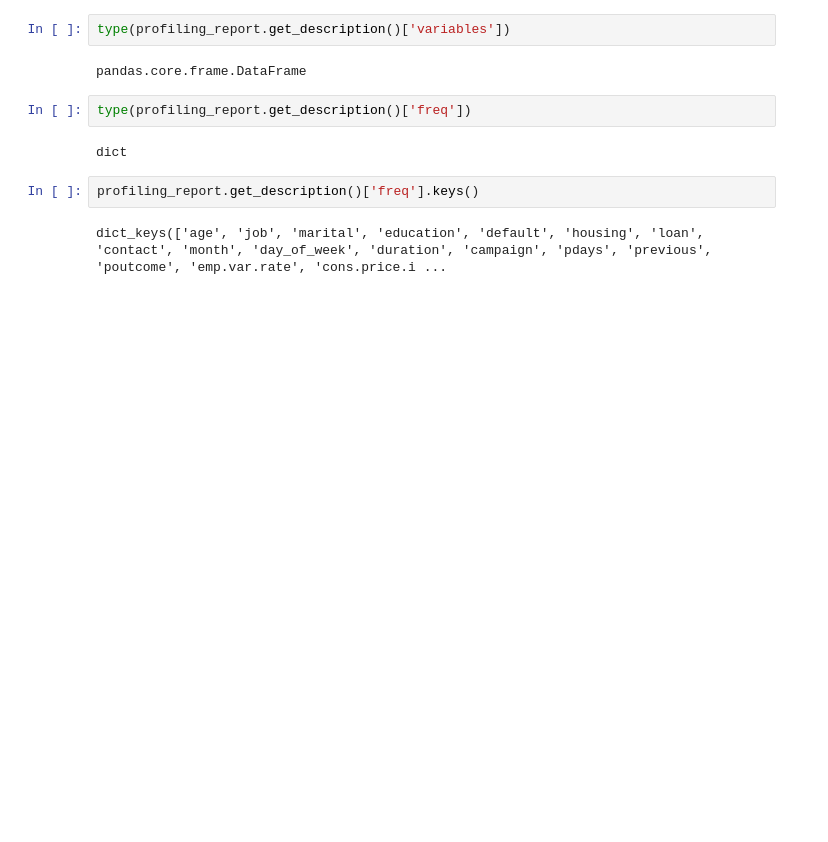
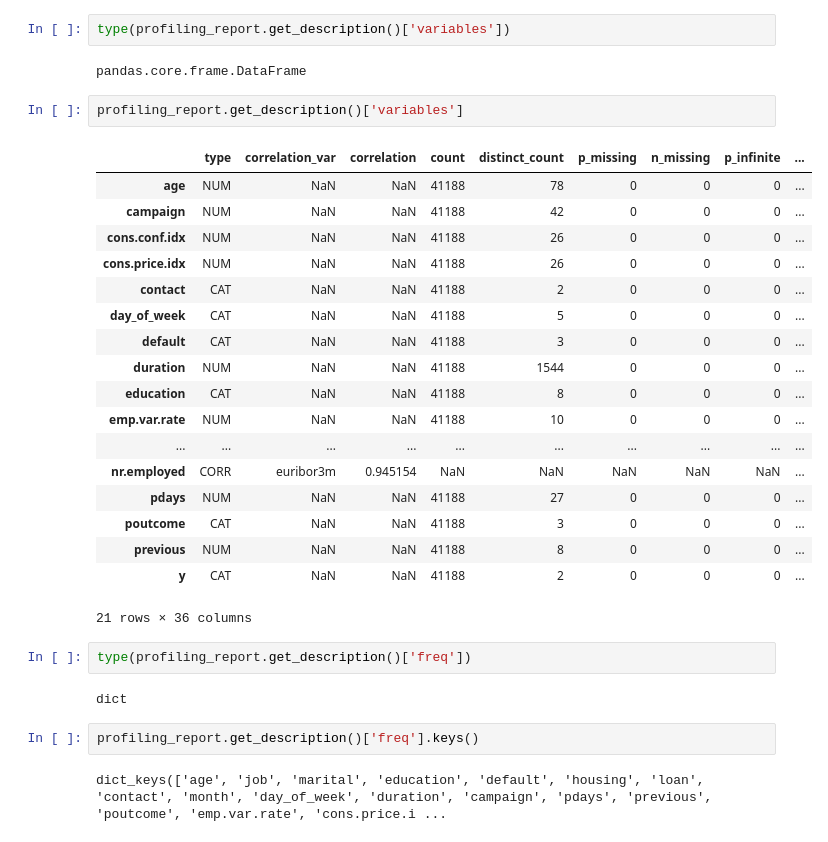
Before and after one commit to IooHooI/DATA_PREPARATION, a Jupyter notebook: notebooks/EDA.ipynb, the cells around one changed output. Cells and saved outputs as stored; diff of their text form; blank space fills up the shorter version.

```diff
--- a/notebooks/EDA.ipynb
+++ b/notebooks/EDA.ipynb
@@ -303,6 +323,27 @@ dict_keys(['n', 'nvar', 'total_missing', 'n_duplicates', 'memsize', 'recordsize'
 type(profiling_report.get_description()['variables'])
 # %% [output]
 pandas.core.frame.DataFrame
+# %%
+profiling_report.get_description()['variables']
+# %% [output]
+|  | type | correlation_var | correlation | count | distinct_count | p_missing | n_missing | p_infinite | ... |
+| age | NUM | NaN | NaN | 41188 | 78 | 0 | 0 | 0 | ... |
+| campaign | NUM | NaN | NaN | 41188 | 42 | 0 | 0 | 0 | ... |
+| cons.conf.idx | NUM | NaN | NaN | 41188 | 26 | 0 | 0 | 0 | ... |
+| cons.price.idx | NUM | NaN | NaN | 41188 | 26 | 0 | 0 | 0 | ... |
+| contact | CAT | NaN | NaN | 41188 | 2 | 0 | 0 | 0 | ... |
+| day_of_week | CAT | NaN | NaN | 41188 | 5 | 0 | 0 | 0 | ... |
+| default | CAT | NaN | NaN | 41188 | 3 | 0 | 0 | 0 | ... |
+| duration | NUM | NaN | NaN | 41188 | 1544 | 0 | 0 | 0 | ... |
+| education | CAT | NaN | NaN | 41188 | 8 | 0 | 0 | 0 | ... |
+| emp.var.rate | NUM | NaN | NaN | 41188 | 10 | 0 | 0 | 0 | ... |
+| ... | ... | ... | ... | ... | ... | ... | ... | ... | ... |
+| nr.employed | CORR | euribor3m | 0.945154 | NaN | NaN | NaN | NaN | NaN | ... |
+| pdays | NUM | NaN | NaN | 41188 | 27 | 0 | 0 | 0 | ... |
+| poutcome | CAT | NaN | NaN | 41188 | 3 | 0 | 0 | 0 | ... |
+| previous | NUM | NaN | NaN | 41188 | 8 | 0 | 0 | 0 | ... |
+| y | CAT | NaN | NaN | 41188 | 2 | 0 | 0 | 0 | ... |
+21 rows × 36 columns
 # %%
 type(profiling_report.get_description()['freq'])
 # %% [output]
```
Also changed, not shown: parts of 5 cells of this notebook.
